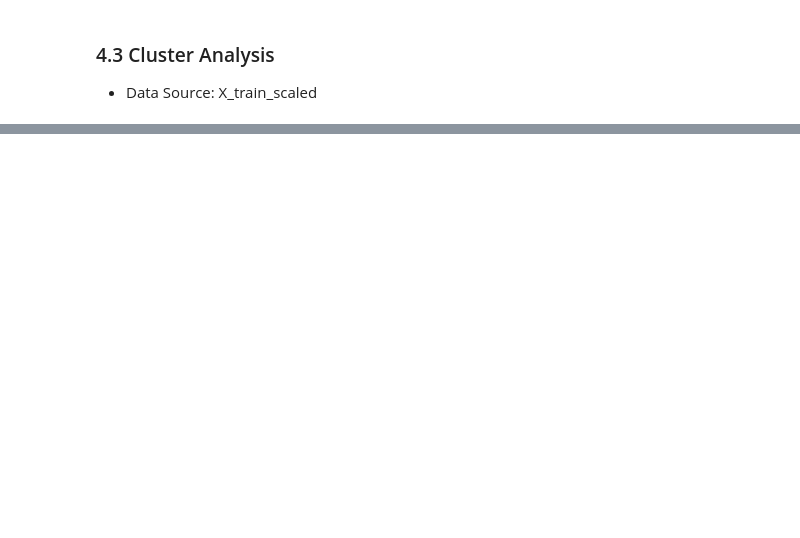
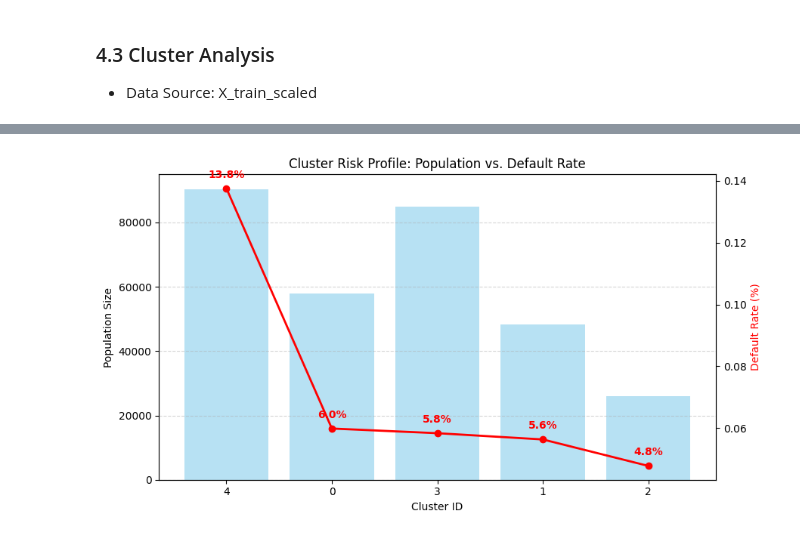
Before and after one commit to wzls3170/creditcard-analysis, a Jupyter notebook: Home Credit Default Risk.ipynb, the cells around one changed output, grey strips where cells are left out. Drawn from its saved outputs; the diff is of its cells as text; code cells hidden in the pictures; blank space fills up the shorter version.

```diff
--- a/Home Credit Default Risk.ipynb
+++ b/Home Credit Default Risk.ipynb
@@ -968,0 +968,8 @@ Silhouette Score (after PCA): 0.0260
+# %%
+km_final = KMeans(n_clusters=5, init='k-means++', random_state=42, n_init=10)
+df_final = X_train_final.copy()
+df_final['Cluster'] = km_final.fit_predict(X_train_input)
+
+# feature distribution for each class
+cluster_profile = df_final.groupby('Cluster')[feature_selected].mean()
+print(cluster_profile)
@@ -1018,0 +1047,36 @@ plt.show()
+# %%
+
+# 1. Setup figure and primary axis
+fig, ax1 = plt.subplots(figsize=(9, 5))
+x = range(len(cluster_summary))
+clusters = cluster_summary.index.astype(str)
+
+# 2. Plot Population Size as bars (Primary Axis)
+ax1.bar(x, cluster_summary['Population_Size'], color='skyblue', alpha=0.6, label='Population')
+ax1.set_ylabel('Population Size', fontsize=10)
+ax1.set_xlabel('Cluster ID')
+
+# 3. Plot Default Rate as a line (Secondary Axis)
+ax2 = ax1.twinx()
+ax2.plot(x, cluster_summary['Default_Rate'], color='red', marker='o', linewidth=2, label='Default Rate')
+ax2.set_ylabel('Default Rate (%)', color='red')
+
+# 4. Add data annotations for Default Rate percentages
+for i, rate in enumerate(cluster_summary['Default_Rate']):
+    ax2.annotate(f'{rate:.1%}',
+                 (i, rate),
+                 textcoords="offset points",
+                 xytext=(0,10),
+                 ha='center',
+                 color='red',
+                 fontweight='bold')
+
+# 5. Final formatting and title
+plt.xticks(x, clusters)
+plt.title('Cluster Risk Profile: Population vs. Default Rate', fontsize=12)
+ax1.grid(axis='y', linestyle='--', alpha=0.5)
+
+plt.tight_layout()
+plt.show()
+# %% [output]
+[figure, added]
```
Also changed, not shown: parts of 24 cells of this notebook.
